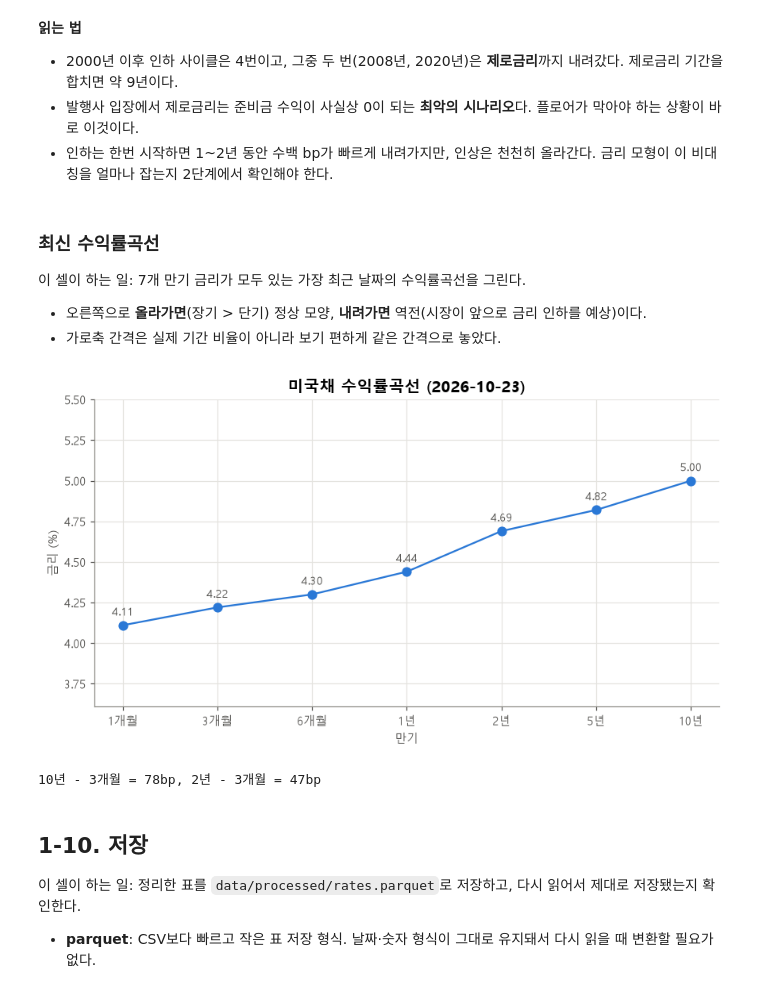
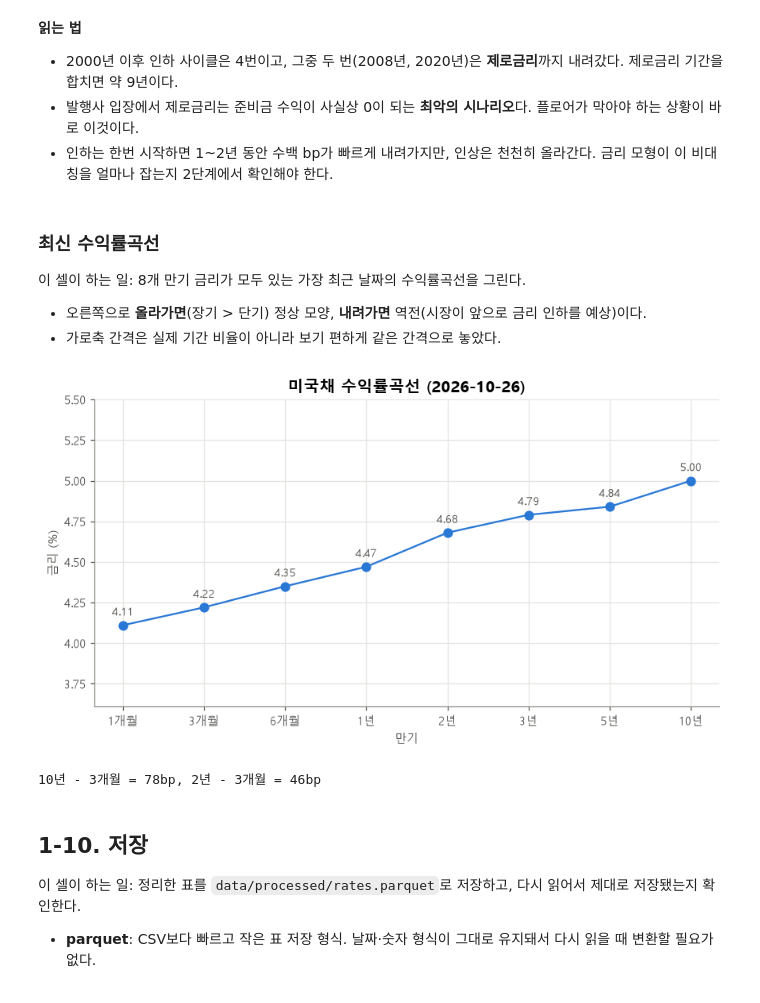
Before and after one commit to Sunnyhan5651/HUBS_Conference, a Jupyter notebook: barkley/stablecoin-floor/notebooks/01_data_collection.ipynb, the cells around one changed output. Saved outputs shown, nothing was run; the diff lists cells and outputs as text; code cells hidden in the pictures.

```diff
--- a/barkley/stablecoin-floor/notebooks/01_data_collection.ipynb
+++ b/barkley/stablecoin-floor/notebooks/01_data_collection.ipynb
@@ -93,6 +93,7 @@ FRED_SERIES = {
     "DGS6MO": ("국채 6개월",               START),
     "DGS1":   ("국채 1년",                 START),
     "DGS2":   ("국채 2년",                 START),
+    "DGS3":   ("국채 3년",                 START),
     "DGS5":   ("국채 5년",                 START),
     "DGS10":  ("국채 10년",                START),
 }
@@ -514,34 +517,34 @@ plt.show()
 - 인하는 한번 시작하면 1~2년 동안 수백 bp가 빠르게 내려가지만, 인상은 천천히 올라간다. 금리 모형이 이 비대칭을 얼마나 잡는지 2단계에서 확인해야 한다.
 # %% [markdown]
 ### 최신 수익률곡선
-이 셀이 하는 일: 7개 만기 금리가 모두 있는 가장 최근 날짜의 수익률곡선을 그린다.
+이 셀이 하는 일: 8개 만기 금리가 모두 있는 가장 최근 날짜의 수익률곡선을 그린다.
 - 오른쪽으로 **올라가면**(장기 > 단기) 정상 모양, **내려가면** 역전(시장이 앞으로 금리 인하를 예상)이다.
 - 가로축 간격은 실제 기간 비율이 아니라 보기 편하게 같은 간격으로 놓았다.
 # %%
-curve_ids = ["DGS1MO", "DGS3MO", "DGS6MO", "DGS1", "DGS2", "DGS5", "DGS10"]
-curve_labels = ["1개월", "3개월", "6개월", "1년", "2년", "5년", "10년"]
+curve_ids = ["DGS1MO", "DGS3MO", "DGS6MO", "DGS1", "DGS2", "DGS3", "DGS5", "DGS10"]
+curve_labels = ["1개월", "3개월", "6개월", "1년", "2년", "3년", "5년", "10년"]
 
-latest = rates[curve_ids].dropna().iloc[-1]   # 7개가 모두 있는 마지막 날
+latest = rates[curve_ids].dropna().iloc[-1]   # 8개가 모두 있는 마지막 날
 
 fig, ax = plt.subplots(figsize=(8, 4.5))
 ax.plot(curve_labels, latest.values, color=COLORS[0], marker="o", markersize=7)
 for x, y in zip(curve_labels, latest.values):
     ax.annotate(f"{y:.2f}", (x, y), xytext=(0, 8), textcoords="offset points",
                 ha="center", fontsize=9, color=TEXT_SUB)
 
 ax.set_ylim(latest.min() - 0.5, latest.max() + 0.5)
 ax.set_title(f"미국채 수익률곡선 ({latest.name:%Y-%m-%d})")
 ax.set_xlabel("만기")
 ax.set_ylabel("금리 (%)")
 fig.tight_layout()
 fig.savefig(FIG_DIR / "1_yield_curve_latest.png", dpi=200)
 plt.show()
 
 print(f"10년 - 3개월 = {(latest['DGS10'] - latest['DGS3MO']) * 100:.0f}bp, "
       f"2년 - 3개월 = {(latest['DGS2'] - latest['DGS3MO']) * 100:.0f}bp")
 # %% [output]
-[figure, old version]
+[figure, new version]
-10년 - 3개월 = 78bp, 2년 - 3개월 = 47bp
+10년 - 3개월 = 78bp, 2년 - 3개월 = 46bp
 # %% [markdown]
 ## 1-10. 저장
 이 셀이 하는 일: 정리한 표를 `data/processed/rates.parquet`로 저장하고, 다시 읽어서 제대로 저장됐는지 확인한다.
```
Also changed, not shown: parts of 35 cells of this notebook, 56 other files.
